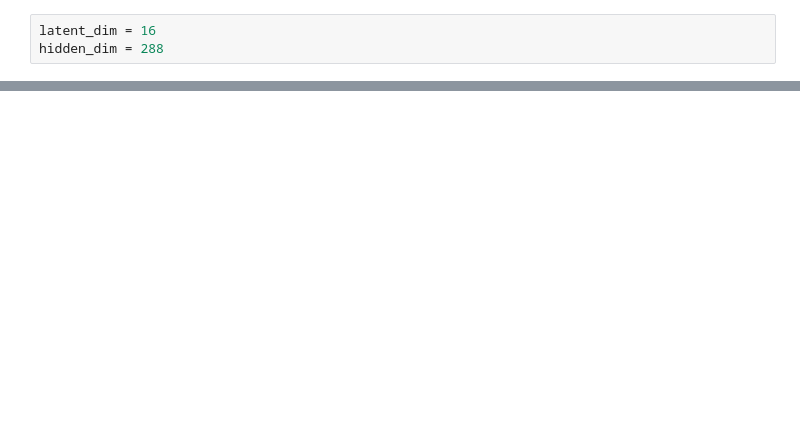
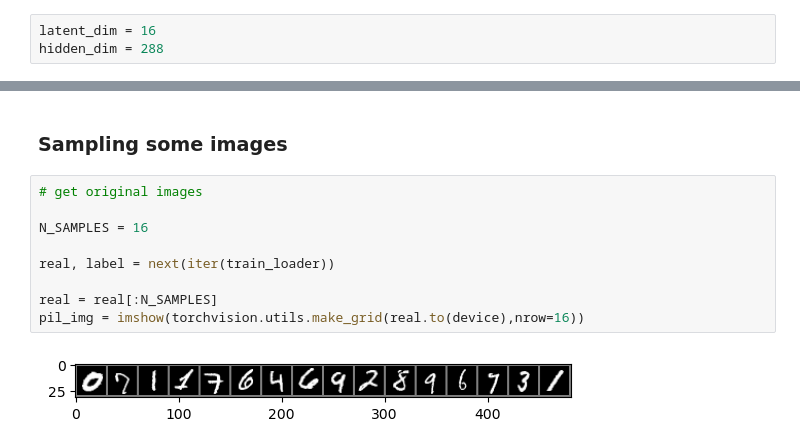
Before and after one commit to BenjaminDeporte/TP_GenAI_MVA_2025_02_25, a Jupyter notebook: notebooks/Deporte_dm2425.ipynb, the cells around one changed output, grey strips where cells are left out. Saved outputs shown, nothing was run; the diff lists cells and outputs as text; blank space fills up the shorter version.

```diff
--- a/notebooks/Deporte_dm2425.ipynb
+++ b/notebooks/Deporte_dm2425.ipynb
@@ -1225,0 +1340,13 @@ z_samples_from_prior = torch.Size([16])
+# %% [markdown]
+### Sampling some images
+# %%
+# get original images
+
+N_SAMPLES = 16
+
+real, label = next(iter(train_loader))
+
+real = real[:N_SAMPLES]
+pil_img = imshow(torchvision.utils.make_grid(real.to(device),nrow=16))
+# %% [output]
+[figure, added]
```
Also changed, not shown: parts of 31 cells of this notebook.
